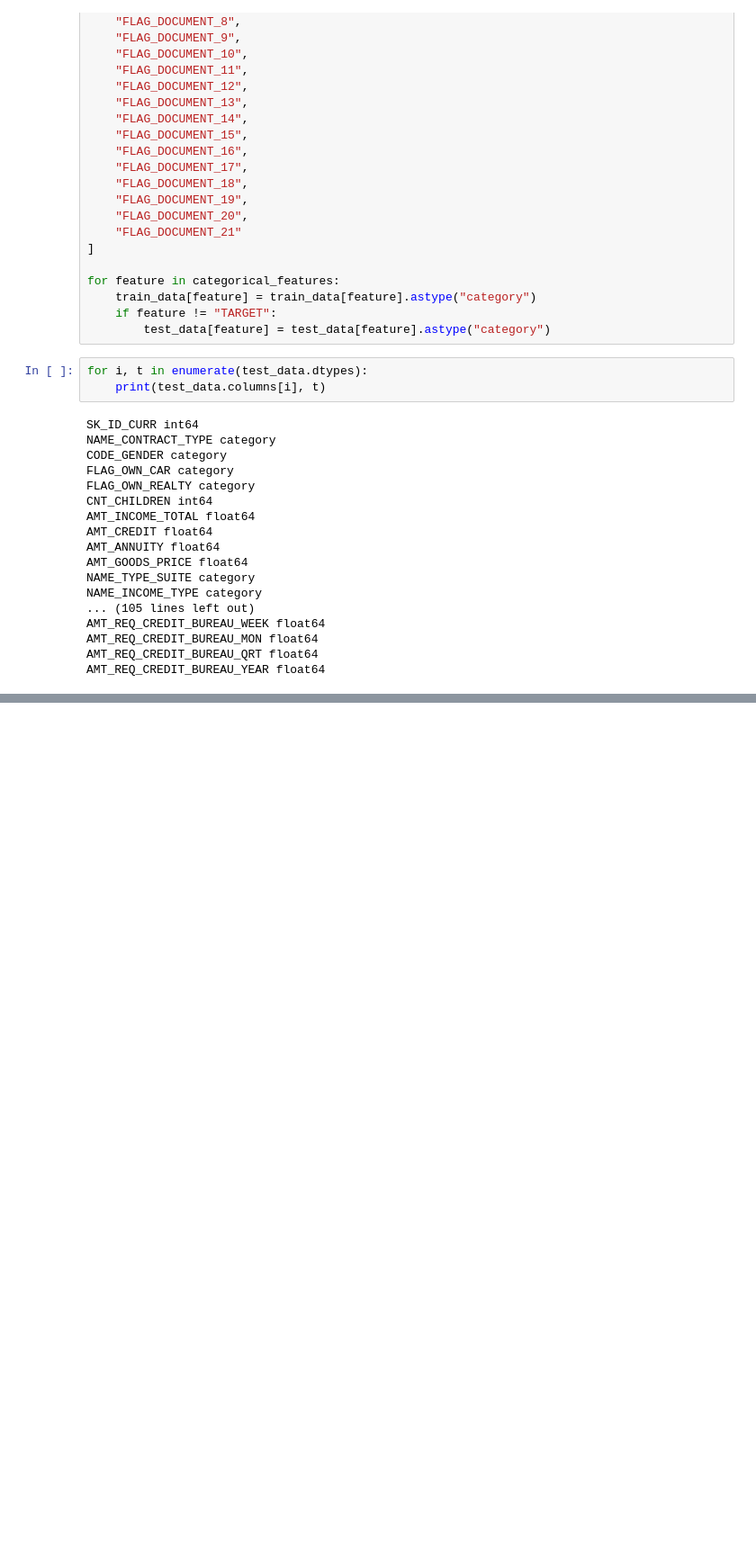
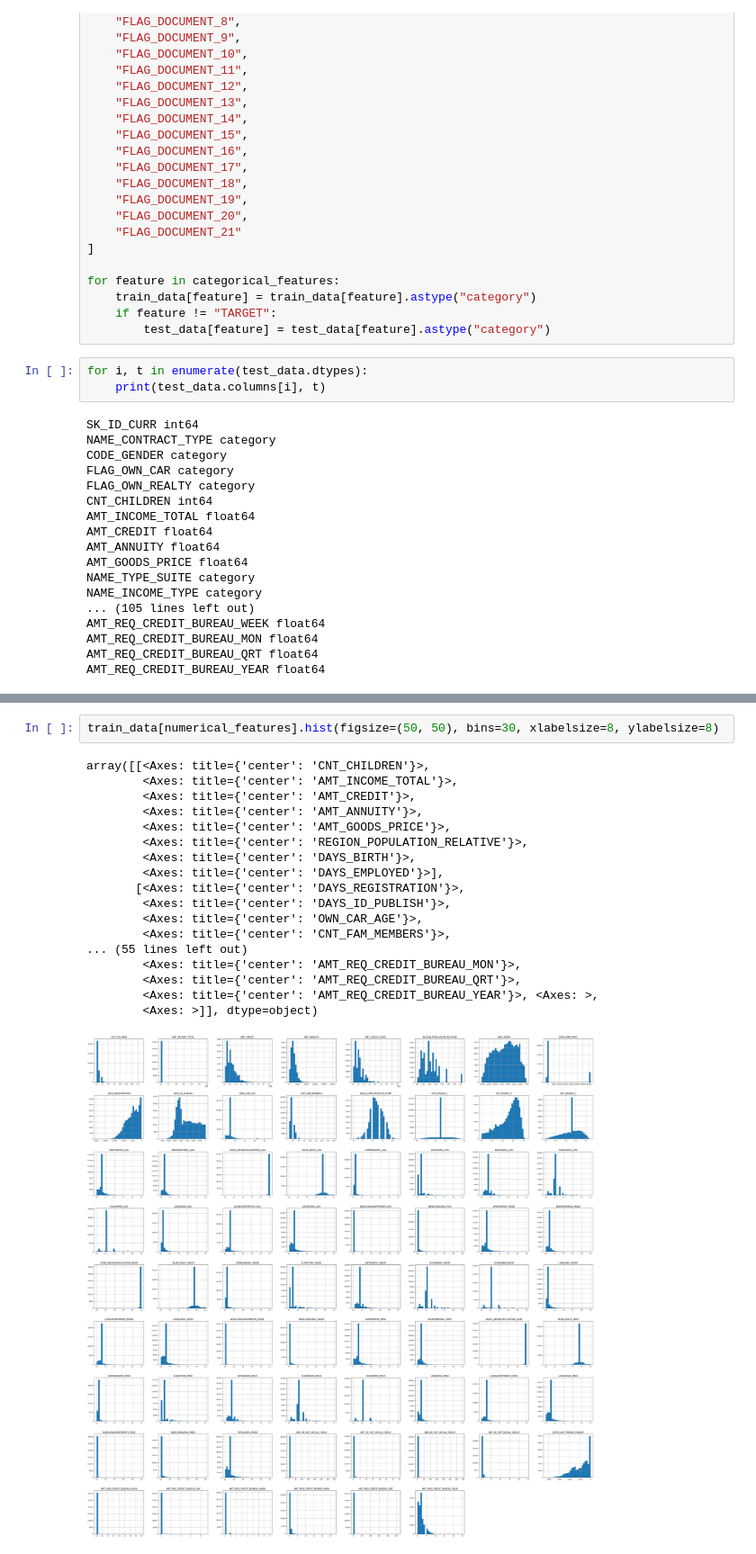
Before and after one commit to VladFo01/eda_and_supervised_learning-lab, a Jupyter notebook: lab.ipynb, the cells around one changed output, grey strips where cells are left out. Shown at 90% size. Drawn from its saved outputs; the diff is of its cells as text; blank space fills up the shorter version.

```diff
--- a/lab.ipynb
+++ b/lab.ipynb
@@ -116,0 +265,21 @@ AMT_REQ_CREDIT_BUREAU_YEAR float64
+# %%
+train_data[numerical_features].hist(figsize=(50, 50), bins=30, xlabelsize=8, ylabelsize=8)
+# %% [output]
+array([[<Axes: title={'center': 'CNT_CHILDREN'}>,
+        <Axes: title={'center': 'AMT_INCOME_TOTAL'}>,
+        <Axes: title={'center': 'AMT_CREDIT'}>,
+        <Axes: title={'center': 'AMT_ANNUITY'}>,
+        <Axes: title={'center': 'AMT_GOODS_PRICE'}>,
+        <Axes: title={'center': 'REGION_POPULATION_RELATIVE'}>,
+        <Axes: title={'center': 'DAYS_BIRTH'}>,
+        <Axes: title={'center': 'DAYS_EMPLOYED'}>],
+       [<Axes: title={'center': 'DAYS_REGISTRATION'}>,
+        <Axes: title={'center': 'DAYS_ID_PUBLISH'}>,
+        <Axes: title={'center': 'OWN_CAR_AGE'}>,
+        <Axes: title={'center': 'CNT_FAM_MEMBERS'}>,
+... (55 lines left out)
+        <Axes: title={'center': 'AMT_REQ_CREDIT_BUREAU_MON'}>,
+        <Axes: title={'center': 'AMT_REQ_CREDIT_BUREAU_QRT'}>,
+        <Axes: title={'center': 'AMT_REQ_CREDIT_BUREAU_YEAR'}>, <Axes: >,
+        <Axes: >]], dtype=object)
+[figure, added]
```
Also changed, not shown: parts of 28 cells of this notebook, 2 other files.
